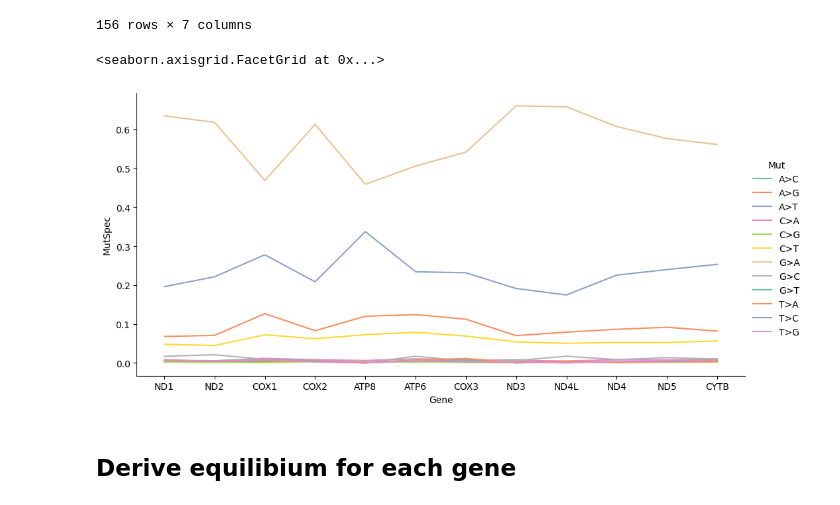
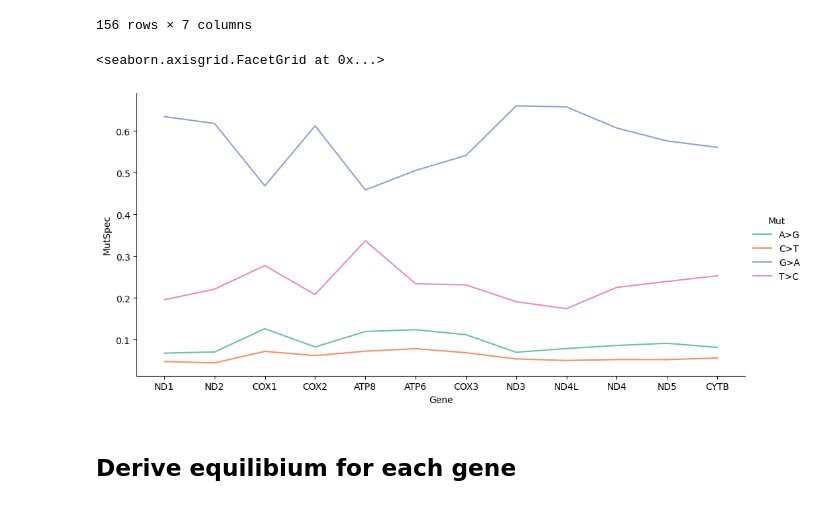
Before and after one commit to mitoclub/AminoAcidShift, a Jupyter notebook: human_germline.ipynb, the cells around one changed output. Drawn from its saved outputs; the diff is of its cells as text; code cells hidden in the pictures.

```diff
--- a/human_germline.ipynb
+++ b/human_germline.ipynb
@@ -61,16 +61,16 @@ spectra_human_megatree
 # %%
 genes_order = ['ND1', 'ND2', 'COX1', 'COX2', 'ATP8', 'ATP6', 'COX3',
        'ND3', 'ND4L', 'ND4', 'ND5', 'CYTB']
 
 sns.relplot(spectra_human_megatree.loc[genes_order].reset_index(),
             hue='Mut', y='MutSpec',
             x='Gene', palette='Set2',
             height=5, aspect=2,
-            kind='line'
+            kind='line', hue_order=['A>G', 'C>T', 'G>A', 'T>C'],
             )
 # %% [output]
 <seaborn.axisgrid.FacetGrid at 0x...>
-[figure, old version]
+[figure, new version]
 # %% [markdown]
 ## Derive equilibium for each gene
 # %%
```
Also changed, not shown: parts of 7 cells of this notebook, 7 other files.
